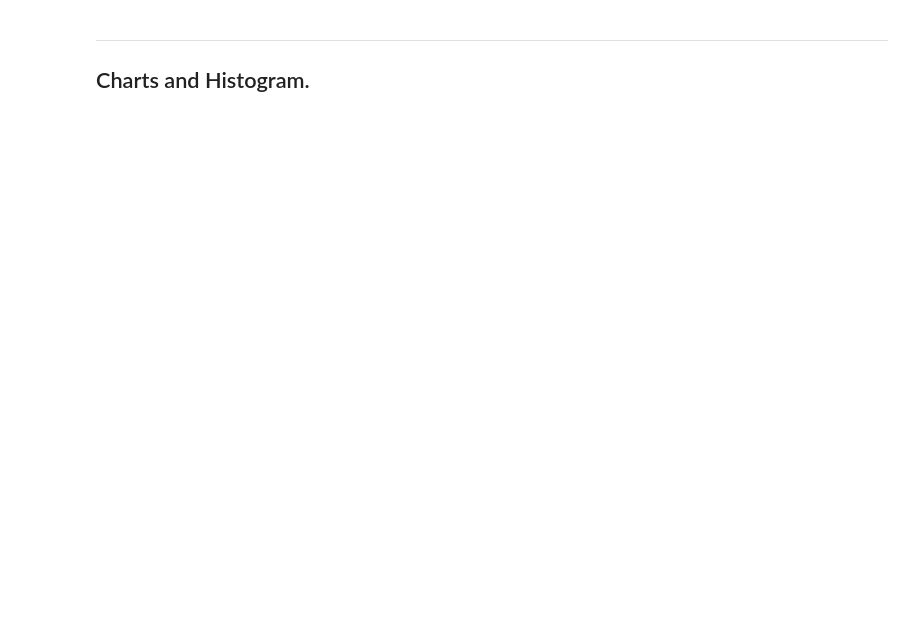
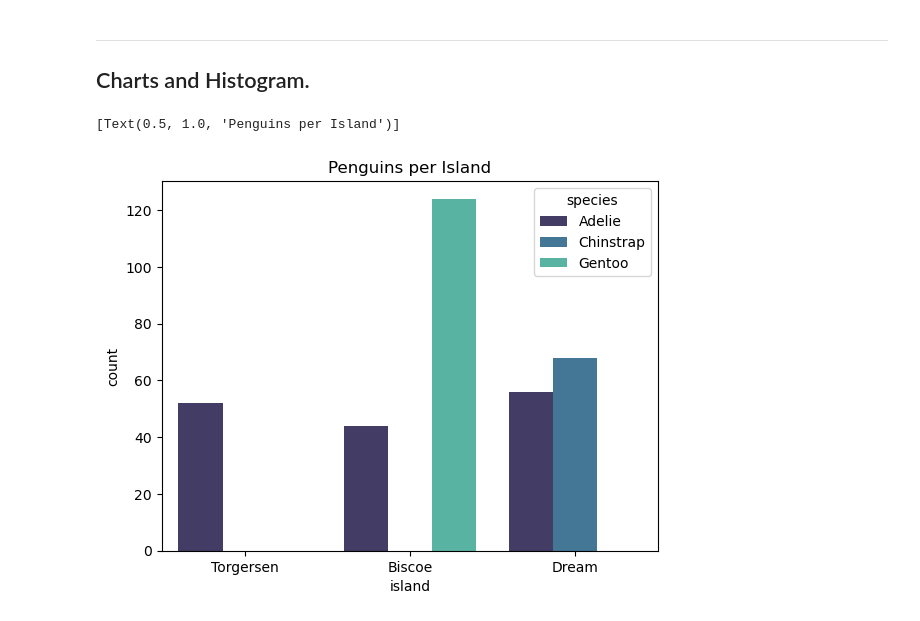
Before and after one commit to FabianeCancian/Principles-of-Data-Analytics, a Jupyter notebook: penguins.ipynb, the cells around one changed output. Drawn from its saved outputs; the diff is of its cells as text; code cells hidden in the pictures; blank space fills up the shorter version.

```diff
--- a/penguins.ipynb
+++ b/penguins.ipynb
@@ -109,3 +105,10 @@ dtype: object
 # %% [markdown]
 ***
 ## Charts and Histogram.
+# %%
+#Plot the bar chart
+
+sns.countplot(data= df, x= 'island', hue='species', palette='mako').set(title='Penguins per Island')
+# %% [output]
+[Text(0.5, 1.0, 'Penguins per Island')]
+[figure, added]
```
Also changed, not shown: parts of 7 cells of this notebook, 1 other file.
